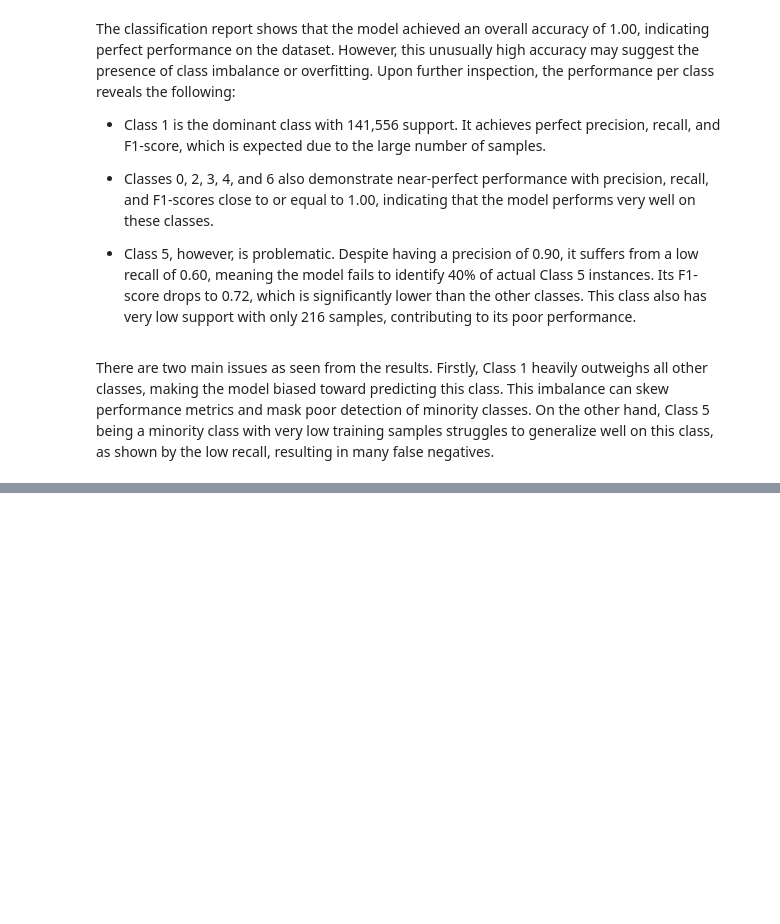
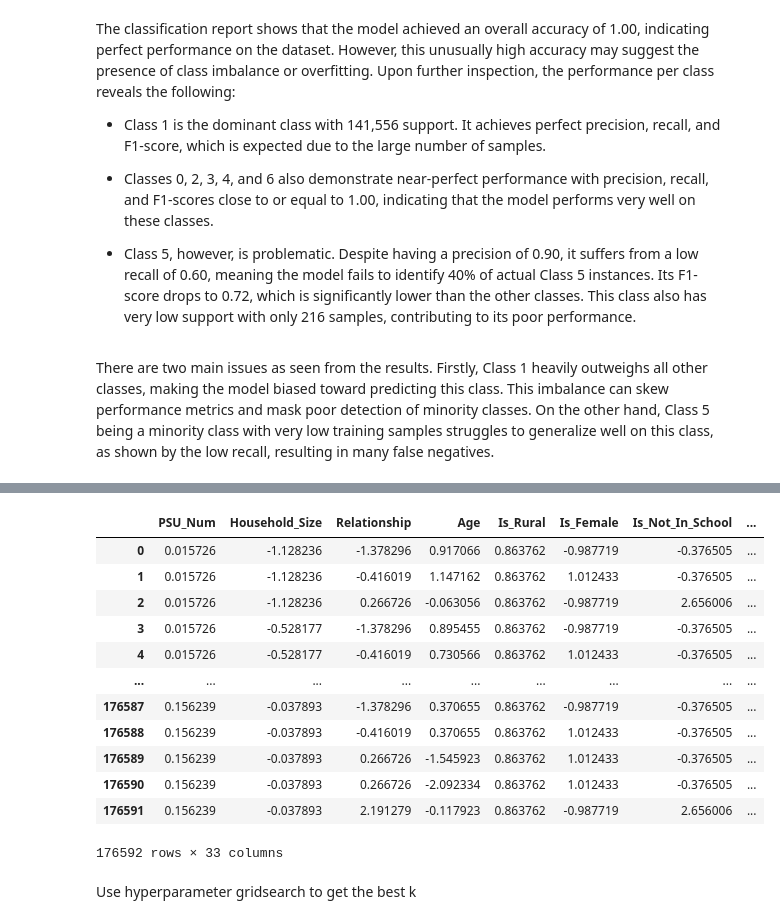
Before and after one commit to tinySculpture/STINTSY-Project, a Jupyter notebook: Project_Labor_Force_Survey-colab.ipynb, the cells around one changed output, grey strips where cells are left out. Saved outputs shown, nothing was run; the diff lists cells and outputs as text; code cells hidden in the pictures; blank space fills up the shorter version.

```diff
--- a/Project_Labor_Force_Survey-colab.ipynb
+++ b/Project_Labor_Force_Survey-colab.ipynb
@@ -706,0 +754,16 @@ There are two main issues as seen from the results. Firstly, Class 1 heavily out
+# %%
+transformed_df
+# %% [output]
+|  | PSU_Num | Household_Size | Relationship | Age | Is_Rural | Is_Female | Is_Not_In_School | ... |
+| 0 | 0.015726 | -1.128236 | -1.378296 | 0.917066 | 0.863762 | -0.987719 | -0.376505 | ... |
+| 1 | 0.015726 | -1.128236 | -0.416019 | 1.147162 | 0.863762 | 1.012433 | -0.376505 | ... |
+| 2 | 0.015726 | -1.128236 | 0.266726 | -0.063056 | 0.863762 | -0.987719 | 2.656006 | ... |
+| 3 | 0.015726 | -0.528177 | -1.378296 | 0.895455 | 0.863762 | -0.987719 | -0.376505 | ... |
+| 4 | 0.015726 | -0.528177 | -0.416019 | 0.730566 | 0.863762 | 1.012433 | -0.376505 | ... |
+| ... | ... | ... | ... | ... | ... | ... | ... | ... |
+| 176587 | 0.156239 | -0.037893 | -1.378296 | 0.370655 | 0.863762 | -0.987719 | -0.376505 | ... |
+| 176588 | 0.156239 | -0.037893 | -0.416019 | 0.370655 | 0.863762 | 1.012433 | -0.376505 | ... |
+| 176589 | 0.156239 | -0.037893 | 0.266726 | -1.545923 | 0.863762 | 1.012433 | -0.376505 | ... |
+| 176590 | 0.156239 | -0.037893 | 0.266726 | -2.092334 | 0.863762 | 1.012433 | -0.376505 | ... |
+| 176591 | 0.156239 | -0.037893 | 2.191279 | -0.117923 | 0.863762 | -0.987719 | 2.656006 | ... |
+176592 rows × 33 columns
@@ -706,0 +781,2 @@ There are two main issues as seen from the results. Firstly, Class 1 heavily out
+# %% [markdown]
+Use hyperparameter gridsearch to get the best k
```
Also changed, not shown: parts of 16 cells of this notebook.
